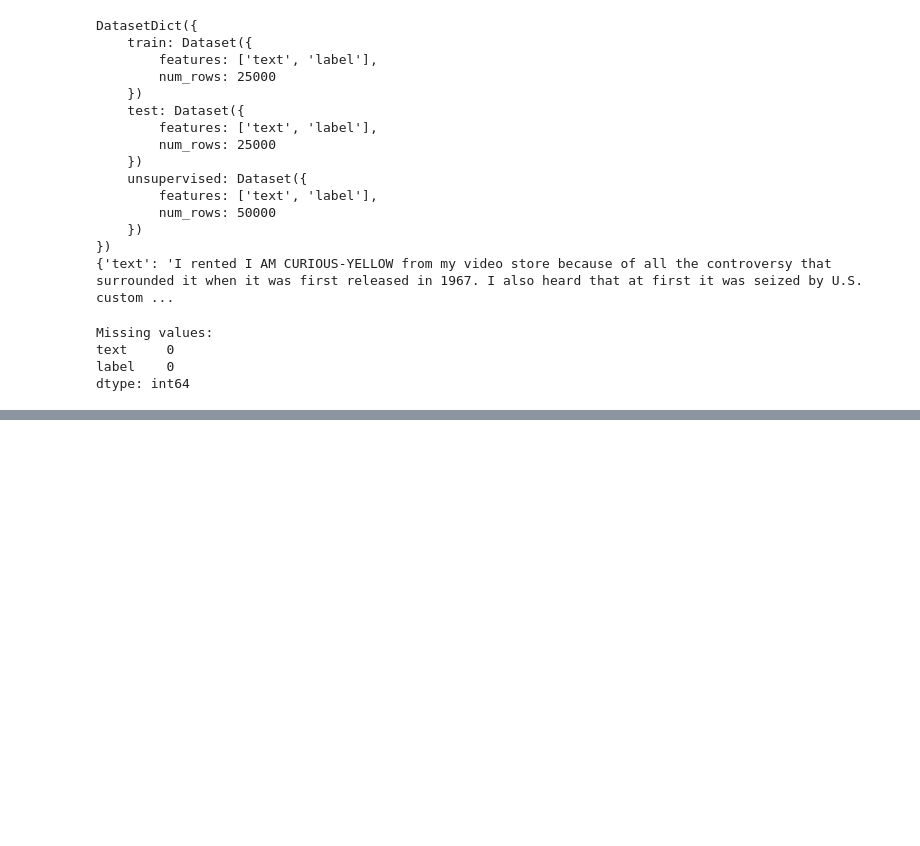
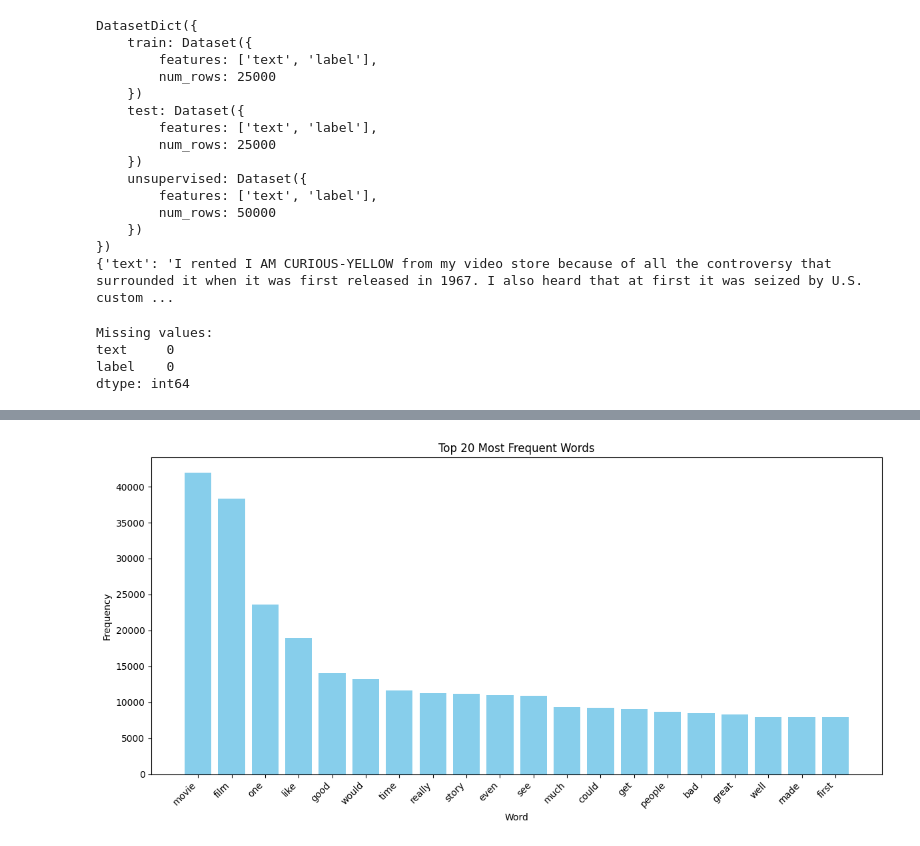
Before and after one commit to nabilsafwat/IMDB-Exploratory-Data-Analysis, a Jupyter notebook: IMDB Dataset - Exploratory Data Analysis.ipynb, the cells around one changed output, grey strips where cells are left out. Saved outputs shown, nothing was run; the diff lists cells and outputs as text; code cells hidden in the pictures; blank space fills up the shorter version.

```diff
--- a/IMDB Dataset - Exploratory Data Analysis.ipynb
+++ b/IMDB Dataset - Exploratory Data Analysis.ipynb
@@ -66,0 +171,20 @@ OIESHI SAGOL
+# %%
+# Let's make it beautiful and check it with a bar graph
+word_freq = Counter(combined_text.split())
+word_freq_df = pd.DataFrame(list(word_freq.items()), columns=['Word', 'Frequency'])
+
+# Sort words by frequency
+word_freq_df = word_freq_df.sort_values(by='Frequency', ascending=False)
+
+# Plot word frequency
+plt.figure(figsize=(12, 6))
+top_words = 20  # Number of top words to display
+plt.bar(word_freq_df['Word'][:top_words], word_freq_df['Frequency'][:top_words], color='skyblue')
+plt.xlabel('Word')
+plt.ylabel('Frequency')
+plt.title('Top 20 Most Frequent Words')
+plt.xticks(rotation=45, ha='right')
+plt.tight_layout()
+plt.show()
+# %% [output]
+[figure, added]
```
Also changed, not shown: parts of 16 cells of this notebook.
